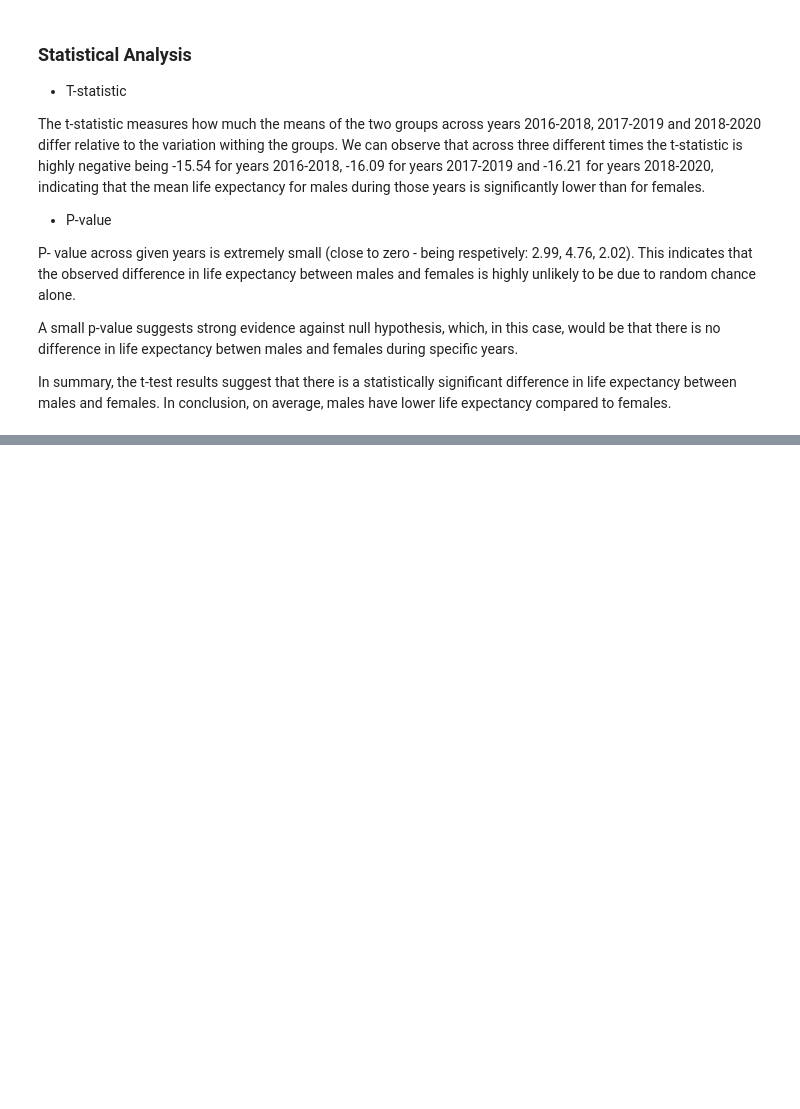
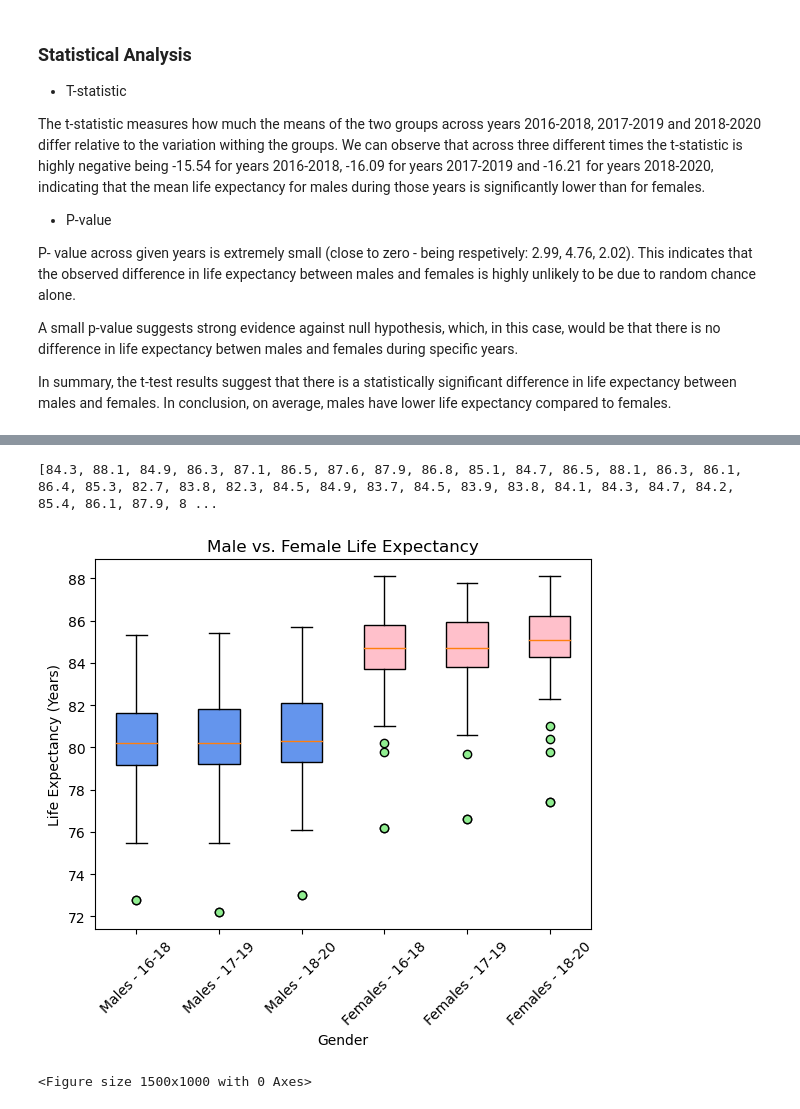
Before and after one commit to rachj14/project-one, a Jupyter notebook: life-expectancy.ipynb, the cells around one changed output, grey strips where cells are left out. Cells and saved outputs as stored; diff of their text form; code cells hidden in the pictures; blank space fills up the shorter version.

```diff
--- a/life-expectancy.ipynb
+++ b/life-expectancy.ipynb
@@ -185,0 +262,66 @@ In summary, the t-test results suggest that there is a statistically significant
+# %%
+# Variable to hold a list of values
+print(list(gender_cleaned["Females - 18-20"]))
+# %% [output]
+[84.3, 88.1, 84.9, 86.3, 87.1, 86.5, 87.6, 87.9, 86.8, 85.1, 84.7, 86.5, 88.1, 86.3, 86.1, 86.4, 85.3, 82.7, 83.8, 82.3, 84.5, 84.9, 83.7, 84.5, 83.9, 83.8, 84.1, 84.3, 84.7, 84.2, 85.4, 86.1, 87.9, 8 ...
+# %%
+# Creating data for boxplot
+data = {"Males - 16-18": [79.2, 84.6, 80.8, 81.2, 83.4, 82.0, 83.2, 85.3, 84.2, 80.6, 79.5, 82.0, 84.8, 81.6, 83.3, 82.2, 79.5, 78.4, 78.5, 76.6,
+                          79.9, 80.3, 78.4, 78.2, 78.6, 79.7, 78.2, 79.5, 78.9, 79.1, 80.6, 83.2, 85.3, 83.4, 83.0, 82.1, 82.9, 83.1, 81.8, 80.9, 82.9,
+                          79.2, 80.2, 81.3, 80.8, 79.3, 79.1, 79.5, 80.5, 80.1, 81.7, 81.4, 81.0, 82.1, 83.8, 82.4, 80.4, 80.1, 79.1, 82.8, 81.3, 77.7,
+                          79.8, 79.2, 81.3, 79.8, 76.5, 81.3, 80.2, 79.1, 77.9, 79.8, 80.2, 82.8, 80.4, 81.6, 79.9, 81.2, 79.7, 78.1, 79.7, 79.4, 80.4,
+                          78.4, 83.1, 81.0, 82.6, 81.5, 81.4, 81.7, 79.4, 78.6, 78.0, 77.6, 78.9, 80.5, 80.2, 80.2, 78.4, 78.9, 78.6, 78.5, 79.3, 80.0,
+                          80.0, 72.8, 72.8, 75.5, 81.2, 81.2, 80.7],
+        "Males - 17-19": [79.2, 84.6, 81.2, 81.3, 83.7, 82.3, 83.3, 85.4, 84.7, 80.2, 79.8, 81.9, 84.7, 81.6, 83.0, 82.3, 79.6, 78.0, 78.2, 77.2, 79.6,
+                          80.4, 78.7, 78.1, 78.7, 79.4, 78.7, 79.6, 78.6, 79.2, 80.7, 83.0, 85.0, 83.1, 82.7, 81.9, 82.2, 82.6, 81.4, 80.7, 82.6, 78.7,
+                          80.1, 80.6, 80.1, 78.9, 77.9, 79.0, 80.5, 79.5, 81.8, 81.4, 80.8, 82.4, 84.3, 82.5, 80.0, 80.2, 79.3, 83.1, 81.4, 78.2, 79.2,
+                          79.3, 81.1, 80.2, 76.5, 81.5, 79.6, 79.0, 78.2, 79.8, 80.3, 82.6, 80.2, 81.3, 79.9, 81.0, 79.8, 77.5, 79.8, 79.3, 80.4, 78.9,
+                          83.3, 81.2, 82.3, 81.8, 81.8, 81.9, 79.4, 79.0, 79.2, 78.0, 79.4, 80.9, 80.3, 80.3, 79.2, 79.3, 79.2, 79.2, 79.5, 80.1, 80.1,
+                          72.2, 72.2, 75.5, 81.6, 81.6, 80.9],
+        "Males - 18-20": [79.1, 85.0, 81.7, 81.7, 84.5, 82.7, 83.5, 85.7, 84.9, 80.2, 80.3, 82.2, 85.0, 82.0, 83.3, 82.7, 79.9, 78.9, 78.4, 77.0, 79.6,
+                          80.5, 78.8, 78.3, 79.1, 79.5, 78.8, 79.1, 79.6, 79.3, 81.2, 83.2, 85.2, 83.2, 82.9, 82.1, 82.1, 82.5, 81.6, 80.5, 82.6, 78.7,
+                          80.1, 80.3, 80.1, 78.8, 77.9, 79.1, 80.3, 79.4, 81.9, 81.4, 81.8, 83.2, 84.4, 82.6, 79.8, 80.3, 79.9, 82.8, 81.6, 78.7, 78.6,
+                          79.3, 81.8, 80.7, 76.1, 81.9, 80.1, 79.4, 78.2, 80.2, 80.6, 83.0, 80.4, 82.0, 80.1, 81.4, 79.3, 78.1, 80.3, 79.6, 80.7, 80.0,
+                          83.8, 81.9, 82.8, 81.9, 82.1, 82.3, 79.4, 78.8, 78.8, 77.4, 79.0, 81.3, 80.6, 80.6, 79.7, 79.4, 78.9, 79.4, 79.9, 80.2, 80.2,
+                          73.0, 73.0, 76.2, 82.1, 82.1, 81.2],
+        "Females - 16-18": [83.8, 87.5, 84.7, 86.3, 86.9, 86.2, 87.6, 88.1, 86.9, 83.6, 84.3, 85.8, 86.8, 85.8, 86.7, 86.1, 84.6, 83.0, 84.4, 81.7, 83.3,
+                            84.4, 84.1, 83.5, 83.8, 83.5, 84.2, 83.5, 84.6, 83.9, 84.9, 86.7, 87.7, 86.7, 86.2, 85.5, 86.2, 85.9, 85.3, 85.0, 86.1, 84.1,
+                            83.6, 85.0, 84.0, 83.2, 83.9, 84.4, 84.9, 84.2, 85.3, 85.5, 84.6, 86.0, 86.2, 86.6, 84.0, 83.7, 83.8, 86.5, 85.1, 84.3, 84.6,
+                            83.5, 85.5, 84.9, 81.0, 85.9, 85.1, 84.4, 83.2, 84.7, 84.7, 86.8, 83.7, 85.3, 85.0, 85.1, 83.7, 82.5, 84.9, 84.1, 84.7, 84.9,
+                            86.5, 85.5, 86.4, 85.2, 86.0, 85.8, 85.3, 84.3, 79.8, 82.4, 83.6, 85.1, 83.2, 83.2, 83.5, 83.7, 82.4, 83.5, 83.2, 85.2, 85.2,
+                            76.2, 76.2, 80.2, 85.3, 85.3, 84.9],
+        "Females - 17-19": [83.6, 87.7, 84.6, 86.3, 86.9, 86.2, 87.5, 87.8, 86.9, 84.4, 83.9, 86.3, 87.5, 86.0, 86.4, 86.1, 85.0, 83.3, 84.1, 81.9, 84.2,
+                            84.6, 84.1, 83.8, 84.0, 83.5, 83.8, 83.7, 84.5, 84.0, 85.0, 86.3, 87.5, 86.8, 86.1, 85.8, 86.2, 86.0, 85.4, 85.0, 86.1, 84.6,
+                            84.4, 84.9, 83.8, 83.2, 83.7, 83.8, 84.2, 84.1, 85.5, 85.3, 84.8, 85.9, 87.0, 86.9, 84.4, 84.0, 83.8, 86.2, 85.3, 84.3, 84.5,
+                            84.1, 85.5, 85.2, 81.2, 86.2, 85.0, 83.8, 83.1, 84.7, 84.8, 86.9, 83.8, 85.4, 84.9, 85.2, 83.6, 83.4, 84.8, 84.1, 84.7, 84.4,
+                            87.1, 85.6, 86.4, 85.9, 86.2, 86.1, 85.7, 84.8, 79.7, 83.3, 84.2, 85.4, 83.8, 83.8, 83.7, 83.6, 82.9, 83.7, 83.6, 84.5, 84.5,
+                            76.6, 76.6, 80.6, 85.6, 85.6, 85.0],
+        "Females - 18-20": [84.3, 88.1, 84.9, 86.3, 87.1, 86.5, 87.6, 87.9, 86.8, 85.1, 84.7, 86.5, 88.1, 86.3, 86.1, 86.4, 85.3, 82.7, 83.8, 82.3, 84.5,
+                            84.9, 83.7, 84.5, 83.9, 83.8, 84.1, 84.3, 84.7, 84.2, 85.4, 86.1, 87.9, 87.0, 86.3, 86.2, 86.3, 86.1, 85.6, 85.2, 86.3, 84.4,
+                            84.5, 85.3, 84.3, 83.4, 83.6, 84.0, 84.7, 84.3, 85.8, 85.4, 85.6, 86.8, 88.1, 87.5, 84.5, 84.5, 84.0, 86.3, 85.7, 84.2, 84.8,
+                            84.4, 86.2, 84.6, 80.4, 86.7, 85.2, 84.1, 83.0, 84.9, 85.1, 87.2, 84.2, 85.9, 85.6, 85.6, 84.1, 83.9, 85.1, 84.4, 85.2, 85.4,
+                            87.6, 86.1, 86.5, 86.3, 86.3, 86.4, 85.7, 85.5, 79.8, 83.0, 84.3, 85.7, 84.9, 84.9, 84.4, 83.1, 83.6, 83.9, 84.3, 84.8, 84.8,
+                            77.4, 77.4, 81.0, 85.9, 85.9, 85.3]
+}
+
+# Creating a Box plot
+box = plt.boxplot(data.values(), labels=data.keys(), patch_artist=True, flierprops=dict(markerfacecolor="lightgreen", marker="o", markersize=6))
+
+# Setting up custom colours based on the data
+colors = ["cornflowerblue","cornflowerblue", "cornflowerblue", "pink", "pink", "pink"]
+for patch, color in zip(box["boxes"], colors):
+    patch.set_facecolor(color)
+
+# Setting labels/ size
+plt.xticks(rotation=45)
+plt.title("Male vs. Female Life Expectancy")
+plt.xlabel("Gender")
+plt.ylabel("Life Expectancy (Years)")
+plt.figure(figsize=(15, 10))
+plt.tight_layout()
+
+#Displaying results
+plt.show()
+# %% [output]
+[figure, added]
+<Figure size 1500x1000 with 0 Axes>
```
Also changed, not shown: parts of 6 cells of this notebook, 1 other file.
